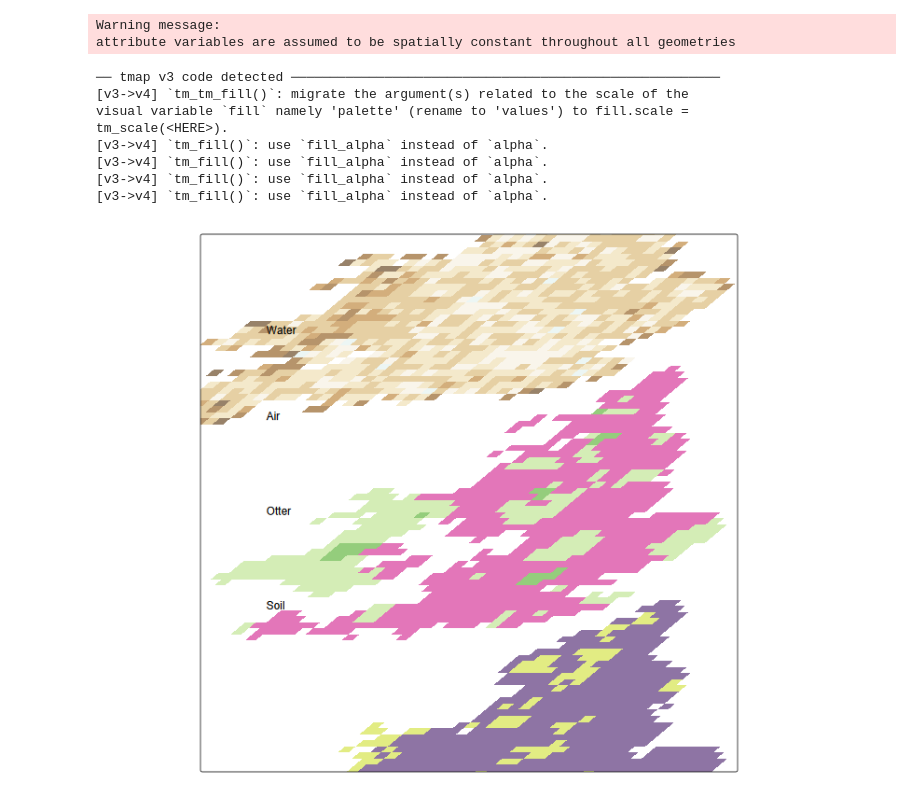
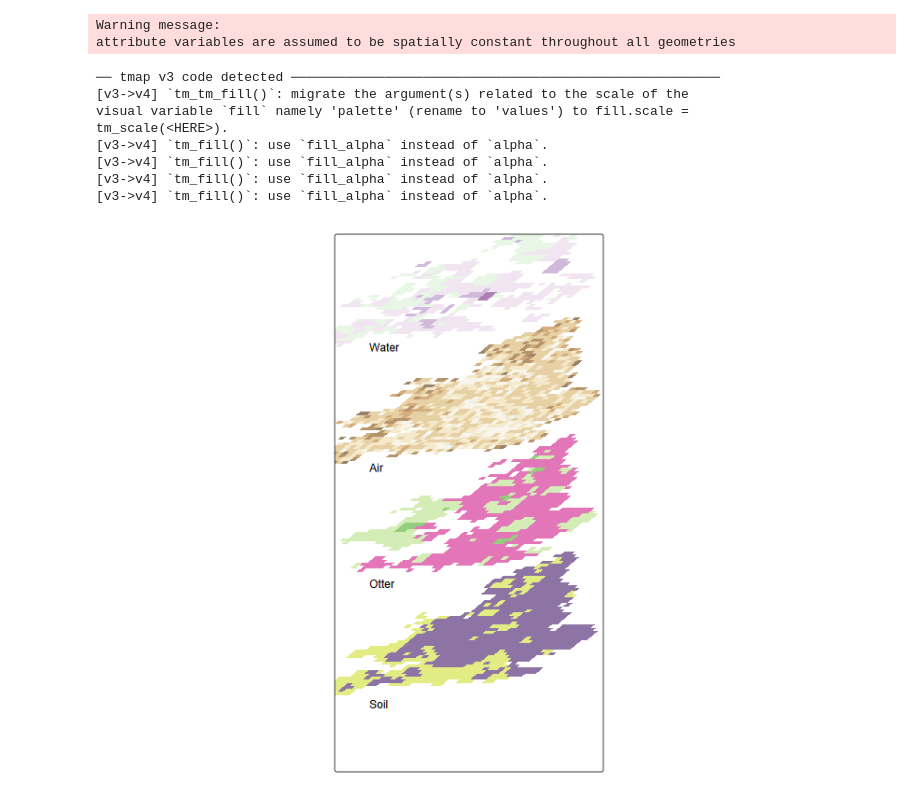
Before and after one commit to NERC-CEH/metals_EEX_demo, a Jupyter notebook: metals_EEX_demo.ipynb, the cells around one changed output. Saved outputs shown, nothing was run; the diff lists cells and outputs as text; code cells hidden in the pictures.

```diff
--- a/metals_EEX_demo.ipynb
+++ b/metals_EEX_demo.ipynb
@@ -477,39 +477,39 @@ r_coarse_sf2 <- st_as_sf(as.polygons(r_coarse$var2))
 
 r_coarse_sf_tilt <- r_coarse_sf
 r_coarse_sf_tilt$geometry <- r_coarse_sf$geometry * sm  + c(0,-1.5e6 )
 st_crs(r_coarse_sf_tilt) <- st_crs(r_coarse_sf)
 
 
 r_coarse_sf2_tilt <- r_coarse_sf2
 r_coarse_sf2_tilt$geometry <- r_coarse_sf2$geometry * sm  + c(0,-0.5e6 )
 st_crs(r_coarse_sf2_tilt) <- st_crs(r_coarse_sf2)
 
 
 
 
 tm_shape(pred_sf_tilt3 ) + ## everything relative to this
   tm_fill(c('mean'),alpha = 0.6, palette = "brewer.pi_yg") +
 tm_shape(pred_sf_tilt2) +
   tm_fill(c('mean'),alpha = 0.6, palette = "brewer.prgn") +
 tm_shape(r_coarse_sf_tilt) +
   tm_fill(c('var1'),alpha = 0.6, palette = "viridis") +
 tm_shape(r_coarse_sf2_tilt) +
   tm_fill(c('var2'),alpha = 0.6, palette = "brewer.br_bg") +
-  tm_credits('Water', position = c(0.02, 0.92) , size = 1) +
-  tm_credits('Air', position = c(0.02, 0.72) , size = 1) +
-  tm_credits('Otter', position = c(0.02, 0.5) , size = 1) +
-  tm_credits('Soil', position = c(0.02, 0.28) , size = 1) +
-  tm_layout(legend.show=FALSE, frame = TRUE, asp = 0)
+  tm_credits('Water', position = c(0.02, 0.88) , size = 1) +
+  tm_credits('Air', position = c(0.02, 0.6) , size = 1) +
+  tm_credits('Otter', position = c(0.02, 0.33) , size = 1) +
+  tm_credits('Soil', position = c(0.02, 0.05) , size = 1) +
+  tm_layout(legend.show=FALSE, frame = TRUE, asp = 0.5)
 # %% [output]
 ── tmap v3 code detected ───────────────────────────────────────────────────────
 [v3->v4] `tm_tm_fill()`: migrate the argument(s) related to the scale of the
 visual variable `fill` namely 'palette' (rename to 'values') to fill.scale =
 tm_scale(<HERE>).
 [v3->v4] `tm_fill()`: use `fill_alpha` instead of `alpha`.
 [v3->v4] `tm_fill()`: use `fill_alpha` instead of `alpha`.
 [v3->v4] `tm_fill()`: use `fill_alpha` instead of `alpha`.
 [v3->v4] `tm_fill()`: use `fill_alpha` instead of `alpha`.
-[figure, old version]
+[figure, new version]
 # %% [markdown]
 
 
```
Also changed, not shown: 1 other file.
